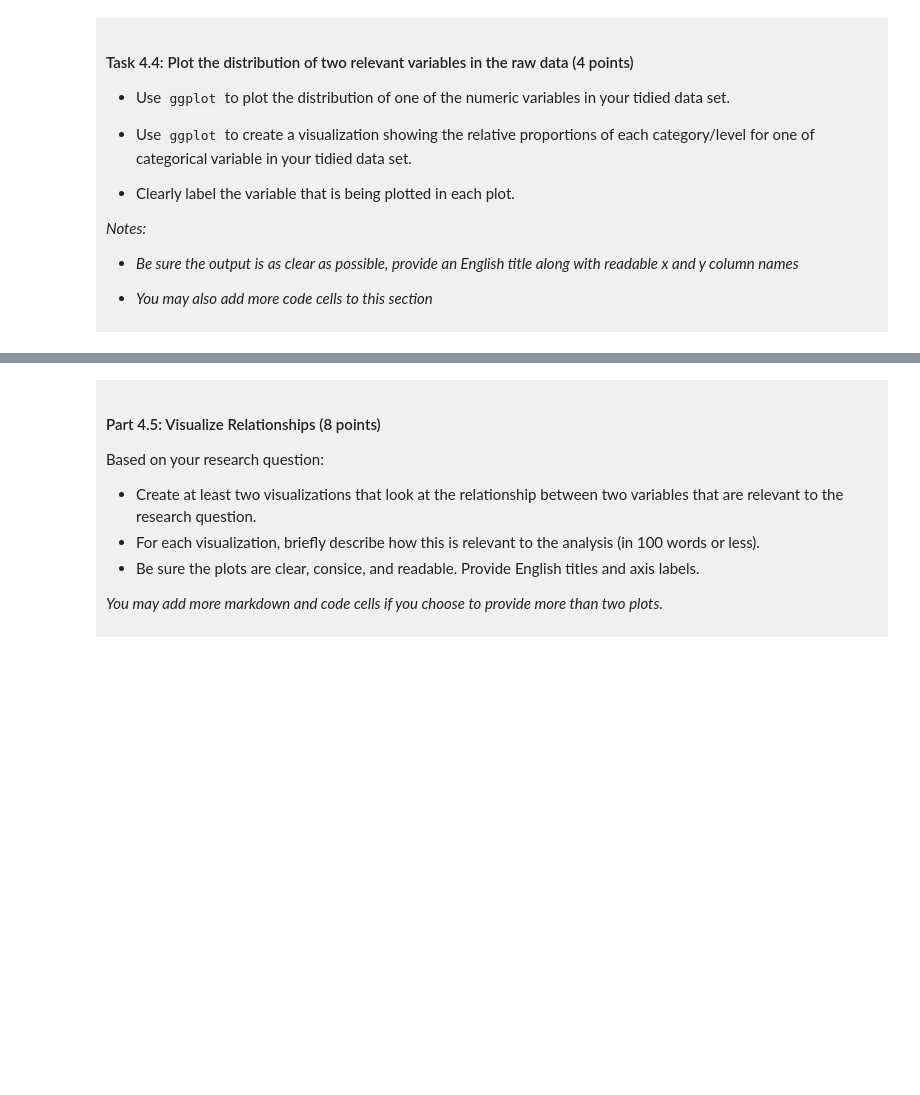
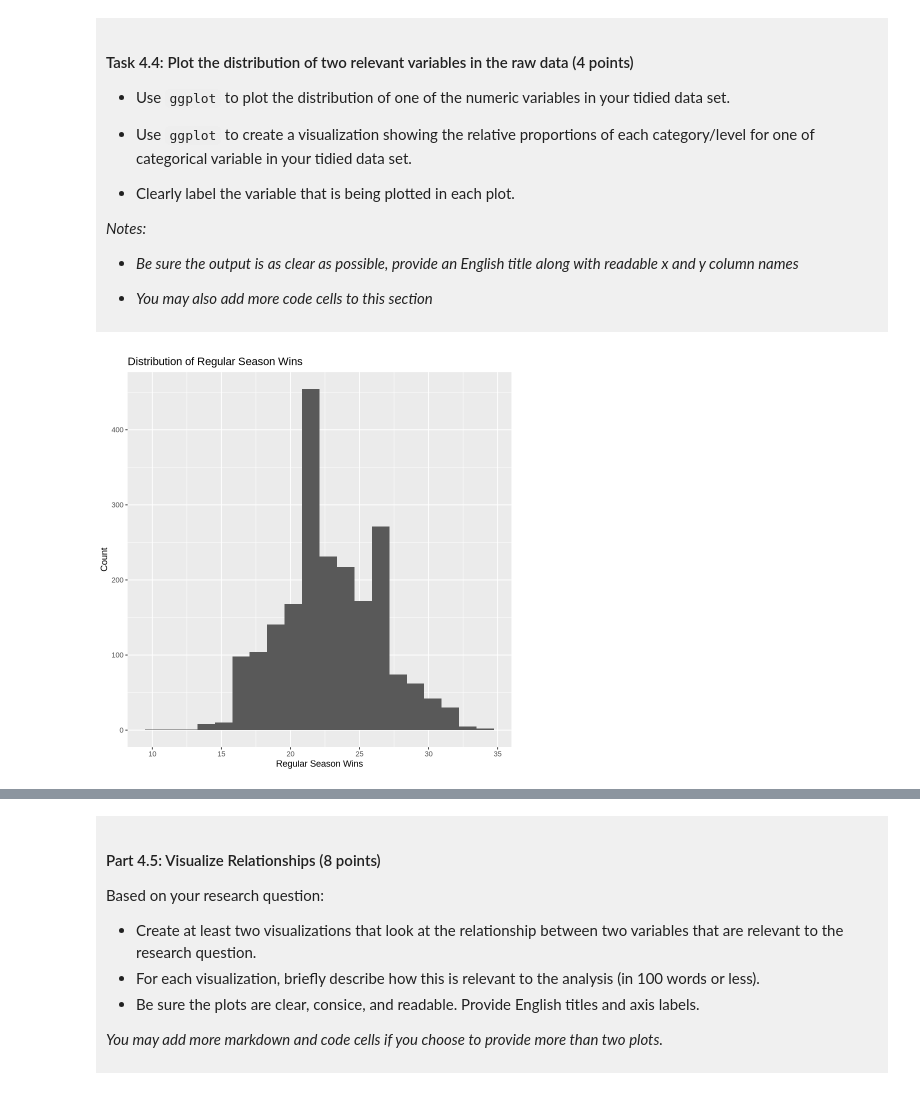
Before and after one commit to Severi-LI/dsci-100-project-Severi-LI, a Jupyter notebook: dsci-100-project-notebook.ipynb, the cells around one changed output, grey strips where cells are left out. Cells and saved outputs as stored; diff of their text form; code cells hidden in the pictures; blank space fills up the shorter version.

Commit message:
Complete Task 4.5 visualization 1

```diff
--- a/dsci-100-project-notebook.ipynb
+++ b/dsci-100-project-notebook.ipynb
@@ -352,5 +352,12 @@ A tibble: 284 × 2
 
 </div>
 # %%
-### EDIT THIS CODE CELL FOR PLOT 1 ###
+plot1 <- ggplot(basketball_filter, aes(x = reg_wins)) +
+geom_histogram(bins=20) +
+labs(x = "Regular Season Wins",
+     y = "Count",
+     title = "Distribution of Regular Season Wins")
+plot1
+# %% [output]
+[figure, added]
 # %%
```
Also changed, not shown: parts of 4 cells of this notebook.
